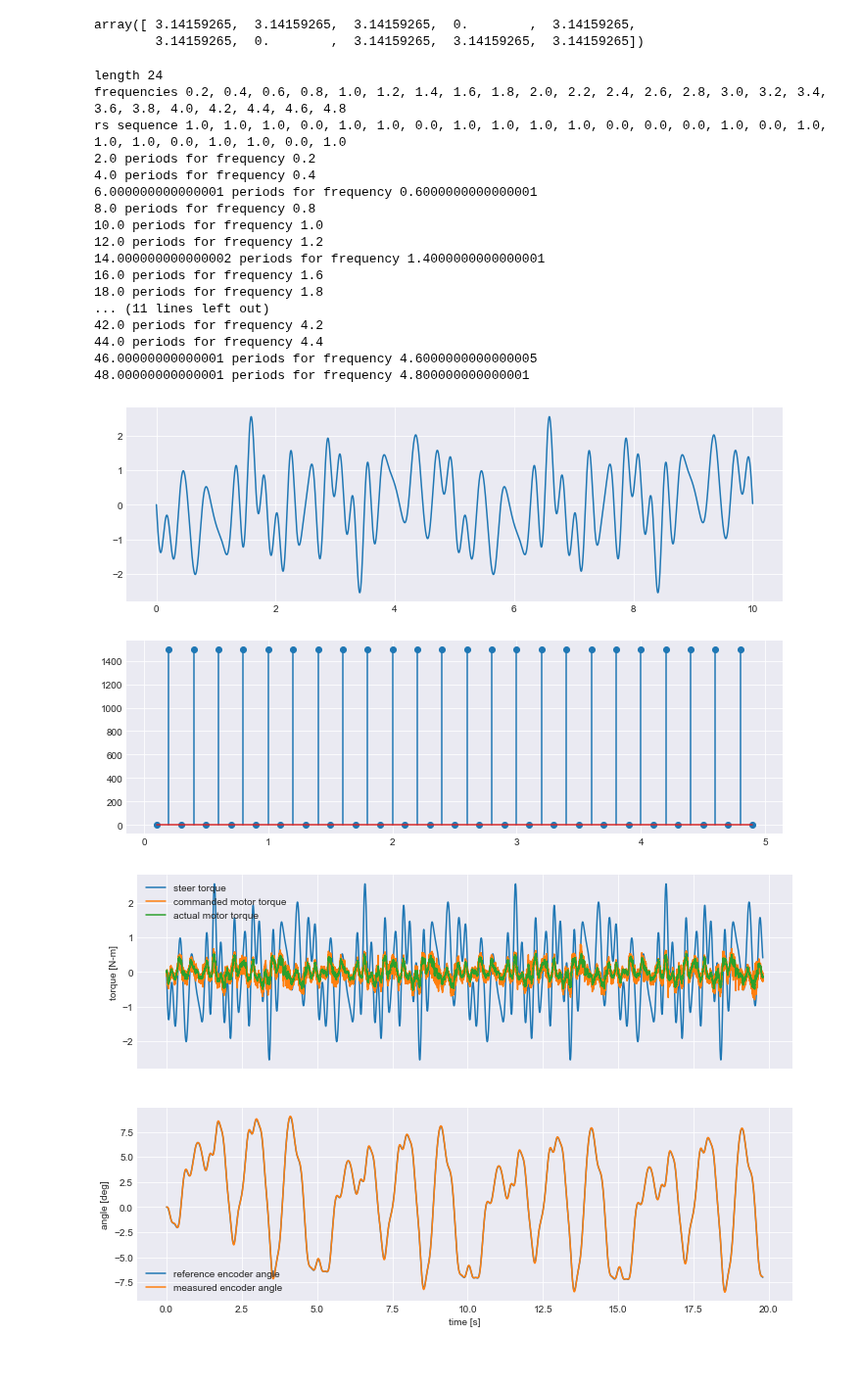
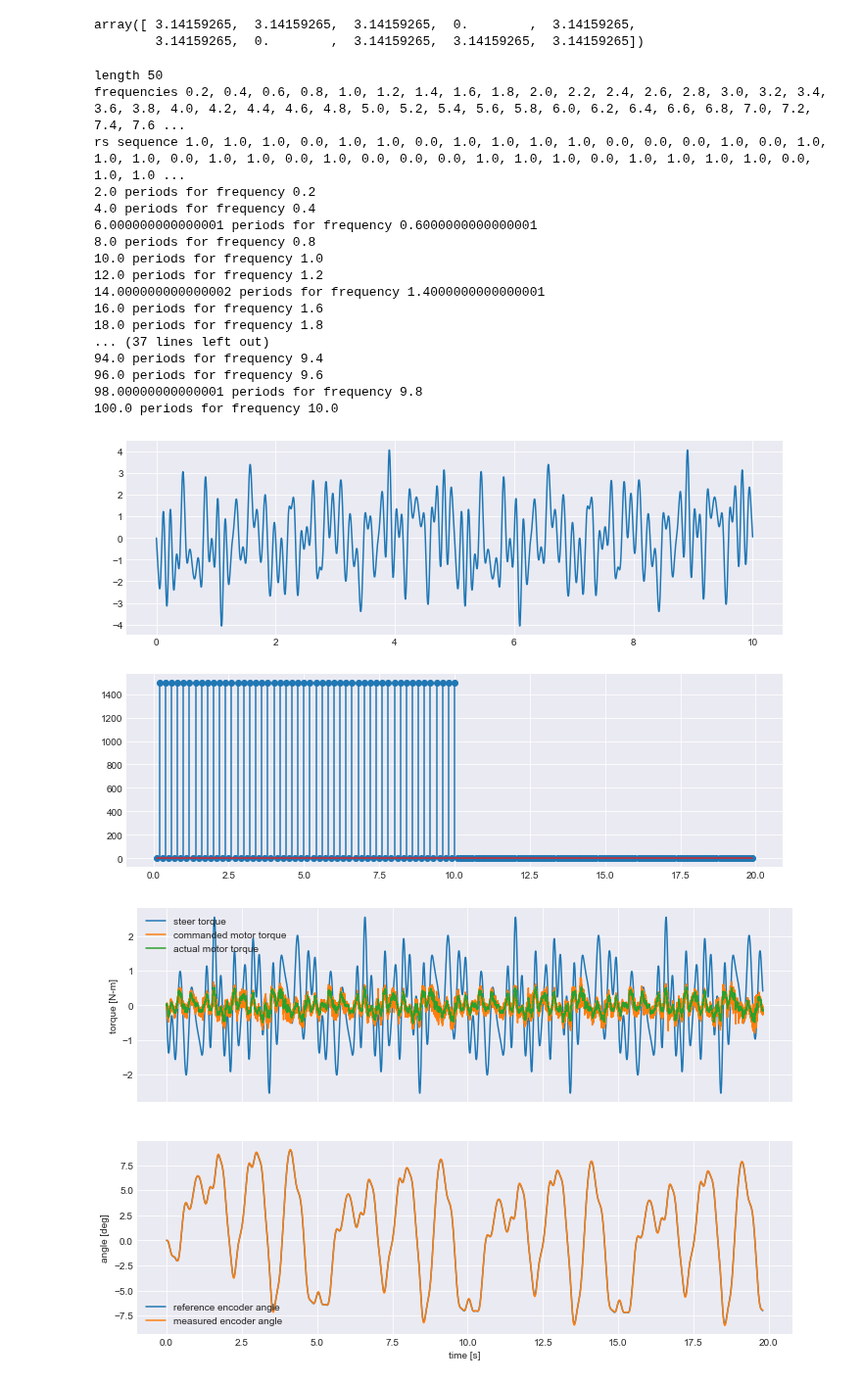
Before and after one commit to oliverlee/phobos, a Jupyter notebook: scripts/controller_frequency_response.ipynb, the cells around one changed output. Shown at 98% size. Drawn from its saved outputs; the diff is of its cells as text; code cells hidden in the pictures.

Commit message:
Add higher frequencies to multisine perturbation
Add frequencies up to 10.0 Hz to multisine perturbation. Add log and
plot of controller response to new multisine perturbation.

```diff
--- a/scripts/controller_frequency_response.ipynb
+++ b/scripts/controller_frequency_response.ipynb
@@ -62,44 +62,44 @@ def multisine(frequencies):
     print('rs sequence', ', '.join(str(s) for s in seq))
 
     u = np.zeros(t.shape)
     amplitude = 0.3
     for f, s in zip(frequencies, seq):
         period = 1/f
         if (10/period).is_integer:
             print('{} periods for frequency {}'.format(10/period, f))
         u += amplitude*np.sin(2*np.pi*f*t + s*np.pi)
     return u
 
-u_freq = np.arange(0.2, 5, 0.2)
+u_freq = np.arange(0.2, 10.2, 0.2)
 u = multisine(u_freq)
 
 x = np.fft.fft(u)
 freq = np.fft.fftfreq(n, dt)
-index = (freq > 0) & (freq < 5)
+index = (freq > 0) & (freq < 20)
 
 fig, ax = plt.subplots(2, 1)
 ax[0].plot(t, u)
 ax[1].stem(freq[index], np.abs(x[index]))
 plt.show()
 # %% [output]
-length 24
-frequencies 0.2, 0.4, 0.6, 0.8, 1.0, 1.2, 1.4, 1.6, 1.8, 2.0, 2.2, 2.4, 2.6, 2.8, 3.0, 3.2, 3.4, 3.6, 3.8, 4.0, 4.2, 4.4, 4.6, 4.8
-rs sequence 1.0, 1.0, 1.0, 0.0, 1.0, 1.0, 0.0, 1.0, 1.0, 1.0, 1.0, 0.0, 0.0, 0.0, 1.0, 0.0, 1.0, 1.0, 1.0, 0.0, 1.0, 1.0, 0.0, 1.0
+length 50
+frequencies 0.2, 0.4, 0.6, 0.8, 1.0, 1.2, 1.4, 1.6, 1.8, 2.0, 2.2, 2.4, 2.6, 2.8, 3.0, 3.2, 3.4, 3.6, 3.8, 4.0, 4.2, 4.4, 4.6, 4.8, 5.0, 5.2, 5.4, 5.6, 5.8, 6.0, 6.2, 6.4, 6.6, 6.8, 7.0, 7.2, 7.4, 7.6 ...
+rs sequence 1.0, 1.0, 1.0, 0.0, 1.0, 1.0, 0.0, 1.0, 1.0, 1.0, 1.0, 0.0, 0.0, 0.0, 1.0, 0.0, 1.0, 1.0, 1.0, 0.0, 1.0, 1.0, 0.0, 1.0, 0.0, 0.0, 0.0, 1.0, 1.0, 1.0, 0.0, 1.0, 1.0, 1.0, 1.0, 0.0, 1.0, 1.0 ...
 2.0 periods for frequency 0.2
 4.0 periods for frequency 0.4
 6.000000000000001 periods for frequency 0.6000000000000001
 8.0 periods for frequency 0.8
 10.0 periods for frequency 1.0
 12.0 periods for frequency 1.2
 14.000000000000002 periods for frequency 1.4000000000000001
 16.0 periods for frequency 1.6
 18.0 periods for frequency 1.8
-... (11 lines left out)
-42.0 periods for frequency 4.2
-44.0 periods for frequency 4.4
-46.00000000000001 periods for frequency 4.6000000000000005
-48.00000000000001 periods for frequency 4.800000000000001
+... (37 lines left out)
+94.0 periods for frequency 9.4
+96.0 periods for frequency 9.6
+98.00000000000001 periods for frequency 9.8
+100.0 periods for frequency 10.0
-[figure, old version]
+[figure, new version]
 # %%
 def plot_response(log):
     t = log.t
```
Also changed, not shown: parts of 3 cells of this notebook, 2 other files.
